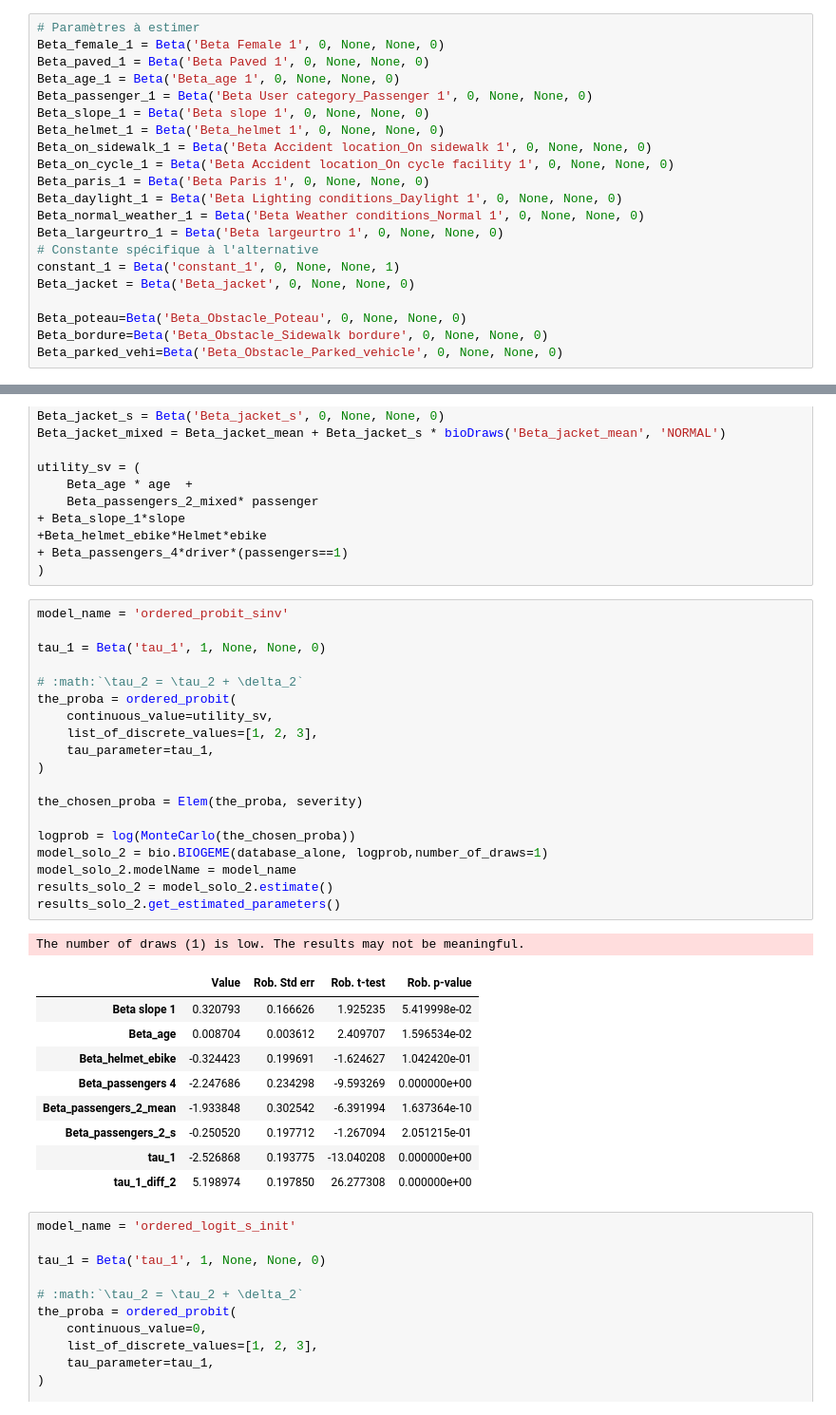
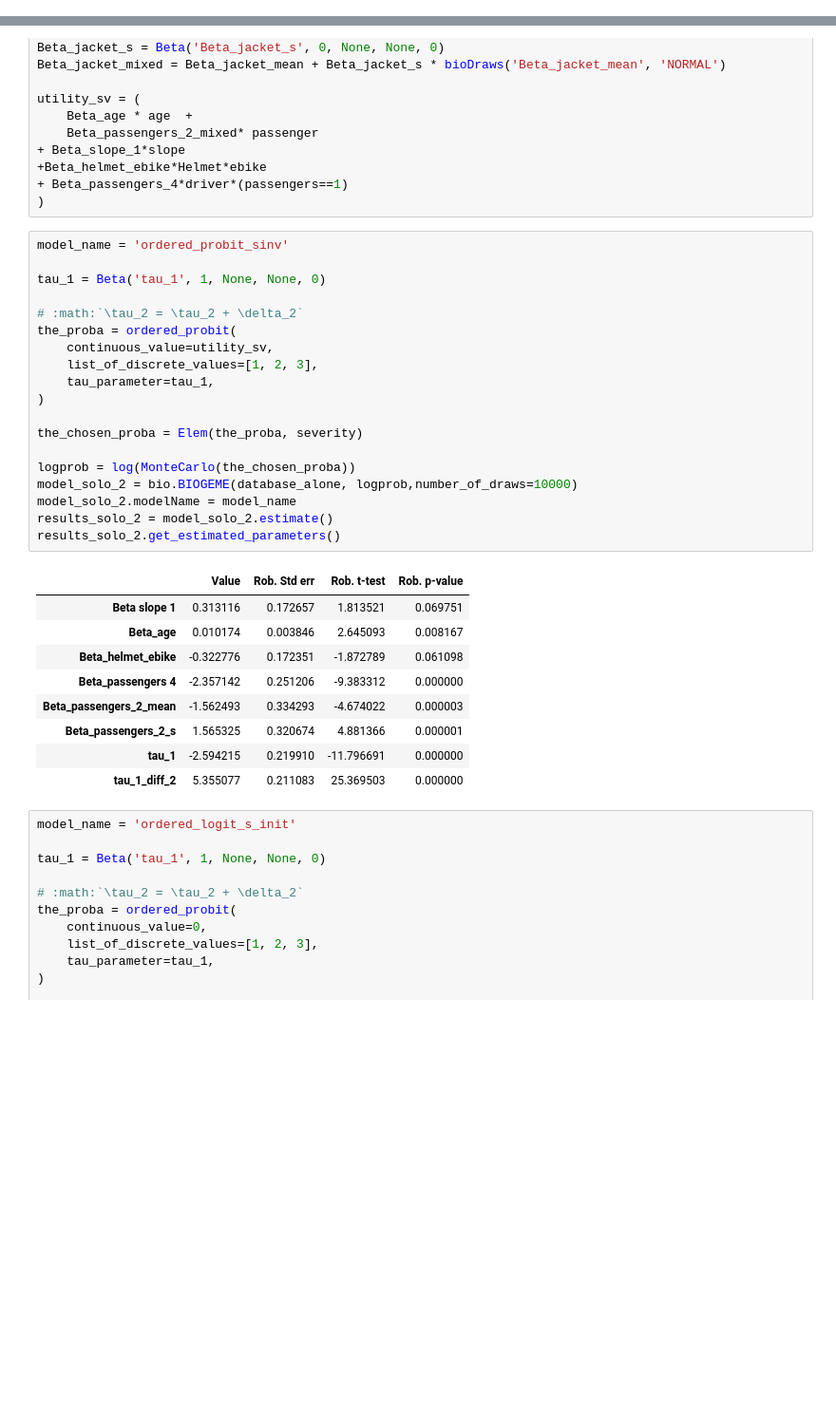
Before and after one commit to martin1207/modeling-mmv-severity, a Jupyter notebook: models.ipynb, the cells around one changed output, grey strips where cells are left out. Shown at 95% size. Drawn from its saved outputs; the diff is of its cells as text; blank space fills up the shorter version.

Commit message:
Implement feature X to enhance user experience and optimize performance

```diff
--- a/models.ipynb
+++ b/models.ipynb
@@ -625,21 +626,0 @@ Beta_Age_driver=Beta('Beta_Age_driver', 0, None, None, 0)
-# %%
-# Paramètres à estimer
-Beta_female_1 = Beta('Beta Female 1', 0, None, None, 0)
-Beta_paved_1 = Beta('Beta Paved 1', 0, None, None, 0)
-Beta_age_1 = Beta('Beta_age 1', 0, None, None, 0)
-Beta_passenger_1 = Beta('Beta User category_Passenger 1', 0, None, None, 0)
-Beta_slope_1 = Beta('Beta slope 1', 0, None, None, 0)
-Beta_helmet_1 = Beta('Beta_helmet 1', 0, None, None, 0)
-Beta_on_sidewalk_1 = Beta('Beta Accident location_On sidewalk 1', 0, None, None, 0)
-Beta_on_cycle_1 = Beta('Beta Accident location_On cycle facility 1', 0, None, None, 0)
-Beta_paris_1 = Beta('Beta Paris 1', 0, None, None, 0)
-Beta_daylight_1 = Beta('Beta Lighting conditions_Daylight 1', 0, None, None, 0)
-Beta_normal_weather_1 = Beta('Beta Weather conditions_Normal 1', 0, None, None, 0)
-Beta_largeurtro_1 = Beta('Beta largeurtro 1', 0, None, None, 0)
-# Constante spécifique à l'alternative
-constant_1 = Beta('constant_1', 0, None, None, 1)
-Beta_jacket = Beta('Beta_jacket', 0, None, None, 0)
-
-Beta_poteau=Beta('Beta_Obstacle_Poteau', 0, None, None, 0)
-Beta_bordure=Beta('Beta_Obstacle_Sidewalk bordure', 0, None, None, 0)
-Beta_parked_vehi=Beta('Beta_Obstacle_Parked_vehicle', 0, None, None, 0)
@@ -1248,33 +931,32 @@ utility_sv = (
 # %%
 model_name = 'ordered_probit_sinv'
 
 tau_1 = Beta('tau_1', 1, None, None, 0)
 
 # :math:`\tau_2 = \tau_2 + \delta_2`
 the_proba = ordered_probit(
     continuous_value=utility_sv,
     list_of_discrete_values=[1, 2, 3],
     tau_parameter=tau_1,
 )
 
 the_chosen_proba = Elem(the_proba, severity)
 
 logprob = log(MonteCarlo(the_chosen_proba))
-model_solo_2 = bio.BIOGEME(database_alone, logprob,number_of_draws=1)
+model_solo_2 = bio.BIOGEME(database_alone, logprob,number_of_draws=10000)
 model_solo_2.modelName = model_name
 results_solo_2 = model_solo_2.estimate()
 results_solo_2.get_estimated_parameters()
 # %% [output]
-The number of draws (1) is low. The results may not be meaningful.
 |  | Value | Rob. Std err | Rob. t-test | Rob. p-value |
-| Beta slope 1 | 0.320793 | 0.166626 | 1.925235 | 5.419998e-02 |
-| Beta_age | 0.008704 | 0.003612 | 2.409707 | 1.596534e-02 |
-| Beta_helmet_ebike | -0.324423 | 0.199691 | -1.624627 | 1.042420e-01 |
-| Beta_passengers 4 | -2.247686 | 0.234298 | -9.593269 | 0.000000e+00 |
-| Beta_passengers_2_mean | -1.933848 | 0.302542 | -6.391994 | 1.637364e-10 |
-| Beta_passengers_2_s | -0.250520 | 0.197712 | -1.267094 | 2.051215e-01 |
-| tau_1 | -2.526868 | 0.193775 | -13.040208 | 0.000000e+00 |
-| tau_1_diff_2 | 5.198974 | 0.197850 | 26.277308 | 0.000000e+00 |
+| Beta slope 1 | 0.313116 | 0.172657 | 1.813521 | 0.069751 |
+| Beta_age | 0.010174 | 0.003846 | 2.645093 | 0.008167 |
+| Beta_helmet_ebike | -0.322776 | 0.172351 | -1.872789 | 0.061098 |
+| Beta_passengers 4 | -2.357142 | 0.251206 | -9.383312 | 0.000000 |
+| Beta_passengers_2_mean | -1.562493 | 0.334293 | -4.674022 | 0.000003 |
+| Beta_passengers_2_s | 1.565325 | 0.320674 | 4.881366 | 0.000001 |
+| tau_1 | -2.594215 | 0.219910 | -11.796691 | 0.000000 |
+| tau_1_diff_2 | 5.355077 | 0.211083 | 25.369503 | 0.000000 |
 # %%
 model_name = 'ordered_logit_s_init'
 
```
Also changed, not shown: parts of 15 cells of this notebook.
